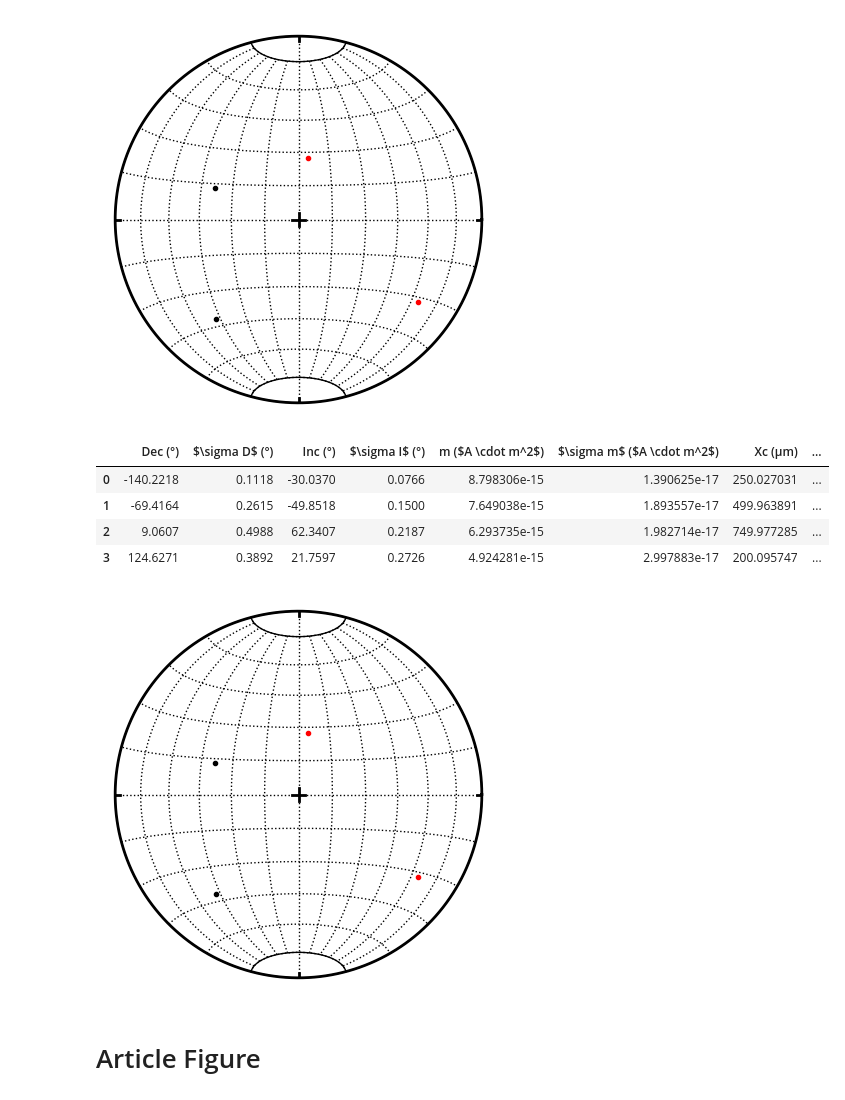
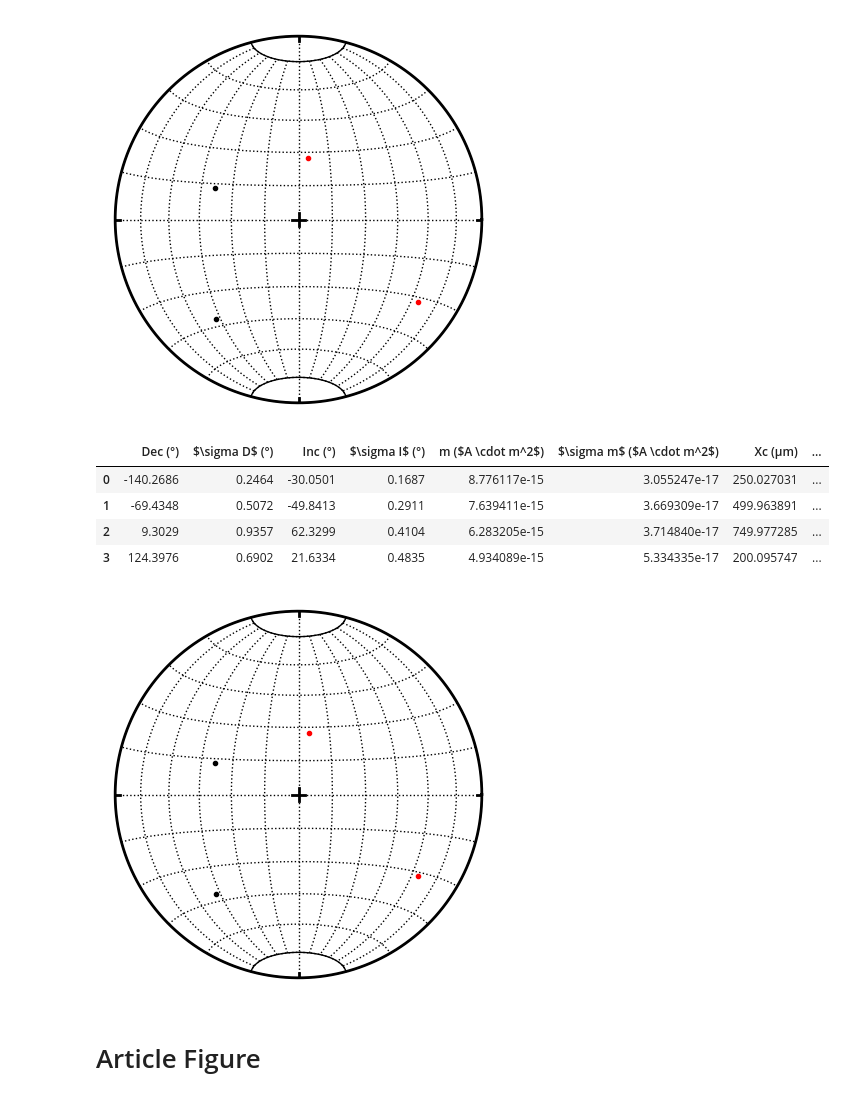
Before and after one commit to compgeolab/micromag-euler-dipole, a Jupyter notebook: article_1/code/Synthetic/synthetic.ipynb, the cells around one changed output. Drawn from its saved outputs; the diff is of its cells as text; code cells hidden in the pictures.

```diff
--- a/article_1/code/Synthetic/synthetic.ipynb
+++ b/article_1/code/Synthetic/synthetic.ipynb
@@ -503,41 +501,40 @@ df.head(5)
 | 3 | 124.6271 | 0.3892 | 21.7597 | 0.2726 | 4.924281e-15 | 2.997883e-17 | 200.095747 | ... |
 [figure]
 # %%
-# Magnetic inversion using FD euler positions and magnetic data before the upward continuation
+# Magnetic inversion using FD euler positions and magnetic data after the upward continuation
 
-# Magnetic inversion using FD euler positions and magnetic data before the upward continuation
-mx_FD_up_robust, my_FD_up_robust, mz_FD_up_robust, A_FD_up_robust, forward_model_FD_up_robust = least_square_solver(X, Y, Z, Xc_FD, Yc_FD, Zc_FD, data)
+mx_FD_up_robust, my_FD_up_robust, mz_FD_up_robust, A_FD_up_robust, forward_model_FD_up_robust = least_square_solver(X, Y, Z+delta_z, Xc_FD, Yc_FD, Zc_FD, upward)
 D_FD_up_robust, I_FD_up_robust = directions(mx_FD_up_robust, my_FD_up_robust, mz_FD_up_robust, plot=True)
 
 #calculate momentum
 momentum_FD_up_robust = (np.sqrt(mx_FD_up_robust**2 + my_FD_up_robust**2 + mz_FD_up_robust**2))
 
 
 #Inversion uncertainties
 # sigma_noise = (np.absolute(np.max(data))+np.absolute(np.min(data))) * noise_std_dev
 sigma_noise = noise_std_dev
 sigma_D_FD_up_robust, sigma_I_FD_up_robust, sigma_m_FD_up_robust = uncertainties(sigma_noise, A_FD_up_robust, mx_FD_up_robust, my_FD_up_robust, mz_FD_up_robust)
 
 
 df = pd.DataFrame(data={'Dec (°)': (np.round(D_FD_up_robust, decimals=4)),
                         '$\sigma D$ (°)':    (np.round(sigma_D_FD_up_robust, decimals=4)),
                         'Inc (°)': (np.round(I_FD_up_robust, decimals=4)),
                         '$\sigma I$ (°)':    (np.round(sigma_I_FD_up_robust, decimals=4)),
                         'm  ($A \cdot m^2$)':  (momentum_FD_up_robust),
                         '$\sigma m$ ($A \cdot m^2$)':  (sigma_m_FD_up_robust),
                         'Xc (µm)': Xc_FD*m2microm,
                         'Yc (µm)': Yc_FD*m2microm,
                         'Zc (µm)': Zc_FD*m2microm
 
                        })
 
 df.head(5)
 # %% [output]
 |  | Dec (°) | $\sigma D$ (°) | Inc (°) | $\sigma I$ (°) | m ($A \cdot m^2$) | $\sigma m$ ($A \cdot m^2$) | Xc (µm) | ... |
-| 0 | -140.2218 | 0.1118 | -30.0370 | 0.0766 | 8.798306e-15 | 1.390625e-17 | 250.027031 | ... |
-| 1 | -69.4164 | 0.2615 | -49.8518 | 0.1500 | 7.649038e-15 | 1.893557e-17 | 499.963891 | ... |
-| 2 | 9.0607 | 0.4988 | 62.3407 | 0.2187 | 6.293735e-15 | 1.982714e-17 | 749.977285 | ... |
-| 3 | 124.6271 | 0.3892 | 21.7597 | 0.2726 | 4.924281e-15 | 2.997883e-17 | 200.095747 | ... |
+| 0 | -140.2686 | 0.2464 | -30.0501 | 0.1687 | 8.776117e-15 | 3.055247e-17 | 250.027031 | ... |
+| 1 | -69.4348 | 0.5072 | -49.8413 | 0.2911 | 7.639411e-15 | 3.669309e-17 | 499.963891 | ... |
+| 2 | 9.3029 | 0.9357 | 62.3299 | 0.4104 | 6.283205e-15 | 3.714840e-17 | 749.977285 | ... |
+| 3 | 124.3976 | 0.6902 | 21.6334 | 0.4835 | 4.934089e-15 | 5.334335e-17 | 200.095747 | ... |
 [figure]
 # %% [markdown]
 # Article Figure
```
Also changed, not shown: parts of 2 cells of this notebook, 7 other files.
